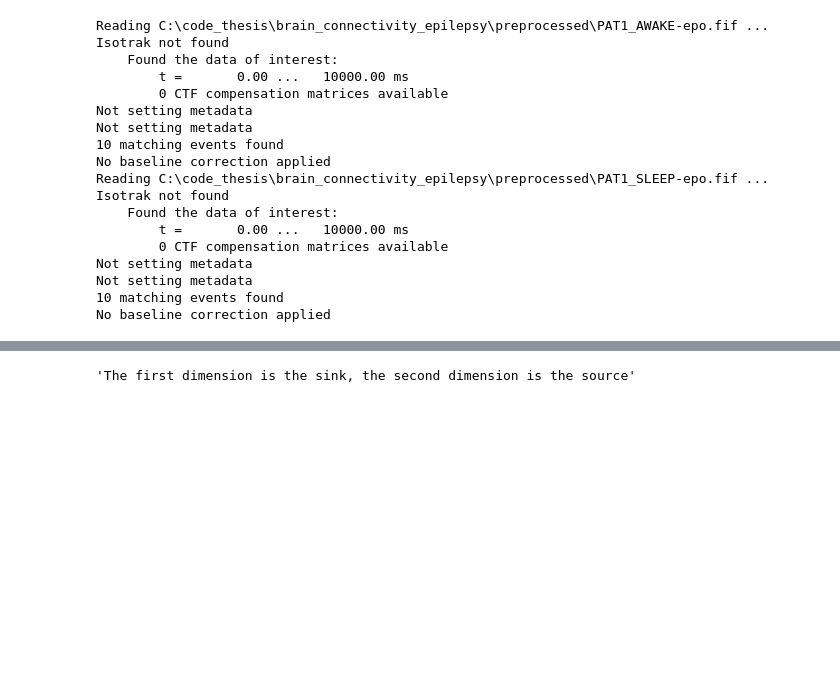
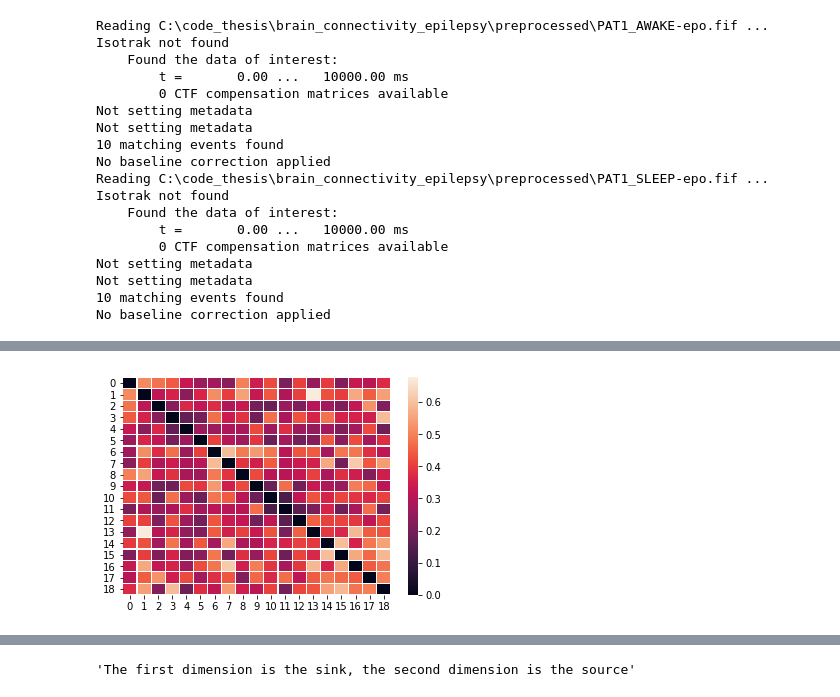
Before and after one commit to igor-casatti/brain_connectivity_epilepsy, a Jupyter notebook: Untitled.ipynb, the cells around one changed output, grey strips where cells are left out. Drawn from its saved outputs; the diff is of its cells as text; code cells hidden in the pictures; blank space fills up the shorter version.

```diff
--- a/Untitled.ipynb
+++ b/Untitled.ipynb
@@ -43,0 +65,2 @@ No baseline correction applied
+# %%
+a_info = a.info
@@ -43,0 +156,17 @@ No baseline correction applied
+# %%
+TESTE = ABLUBLE.get_data(output='dense')[:,:,0]
+
+channel_indices = mne.pick_types(a_info, eeg=True)
+
+TESTE = TESTE[np.ix_(channel_indices, channel_indices)]
+# %%
+ABLUBLE.get_data(output='dense')[:,:,0]
+
+import numpy as np
+import seaborn as sns
+import matplotlib.pylab as plt
+
+ax = sns.heatmap(TESTE, linewidth=0.1)
+plt.show()
+# %% [output]
+[figure, added]
```
Also changed, not shown: parts of 21 cells of this notebook, 2 other files.
